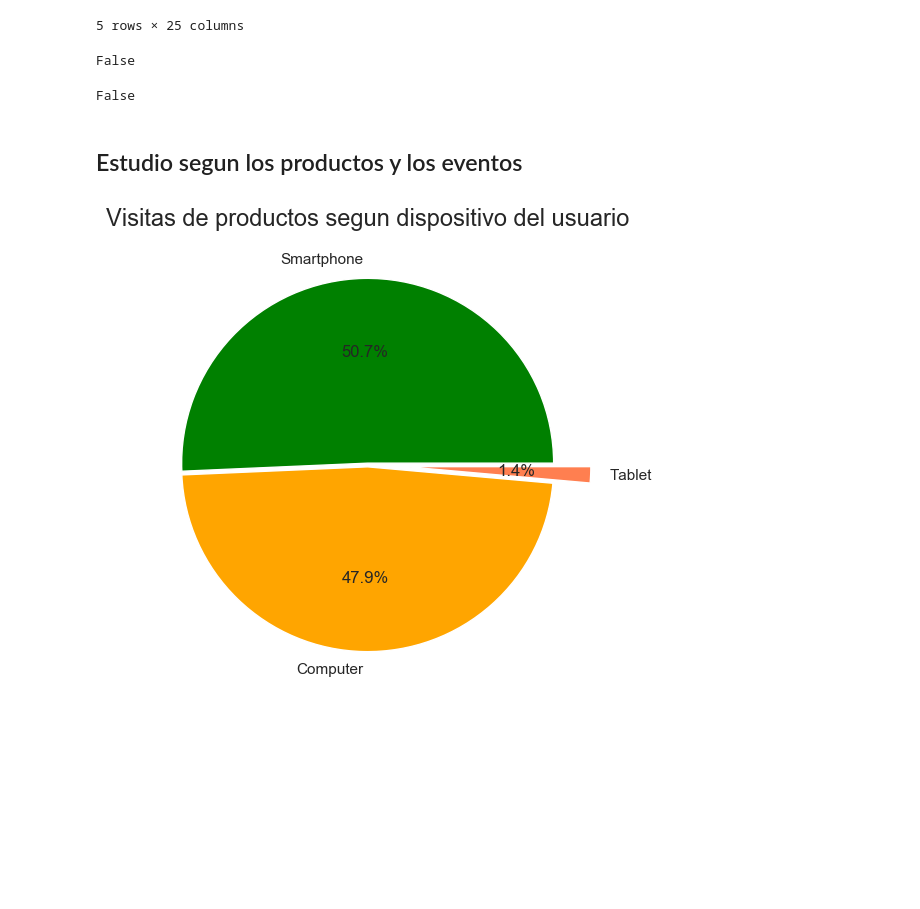
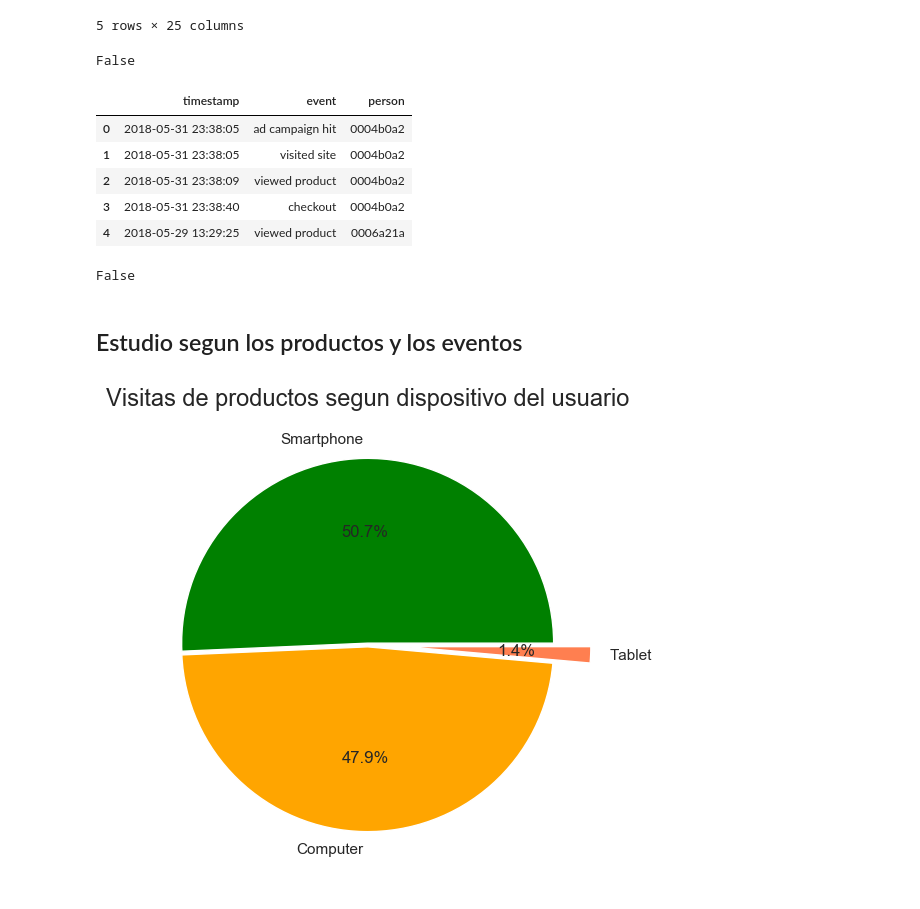
Before and after one commit to Blaz77/DatosReloaded, a Jupyter notebook: TP1/Exploracion_Trocafone.ipynb, the cells around one changed output. Cells and saved outputs as stored; diff of their text form; code cells hidden in the pictures; blank space fills up the shorter version.

```diff
--- a/TP1/Exploracion_Trocafone.ipynb
+++ b/TP1/Exploracion_Trocafone.ipynb
@@ -75,6 +75,16 @@ trocafoneData.head()
 trocafoneData.duplicated().any()
 # %% [output]
 False
+# %%
+timestamps_users = trocafoneData[['timestamp','event','person']]
+timestamps_users.head()
+# %% [output]
+|  | timestamp | event | person |
+| 0 | 2018-05-31 23:38:05 | ad campaign hit | 0004b0a2 |
+| 1 | 2018-05-31 23:38:05 | visited site | 0004b0a2 |
+| 2 | 2018-05-31 23:38:09 | viewed product | 0004b0a2 |
+| 3 | 2018-05-31 23:38:40 | checkout | 0004b0a2 |
+| 4 | 2018-05-29 13:29:25 | viewed product | 0006a21a |
 # %%
 #Nuls en timestamp
 trocafoneData['timestamp'].isnull().any()
```
Also changed, not shown: parts of 2 cells of this notebook.
